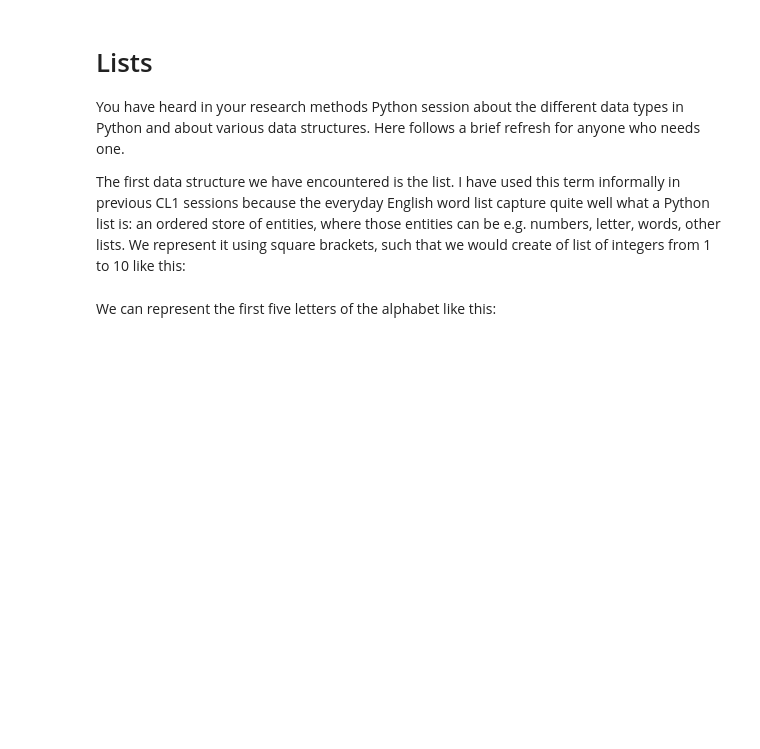
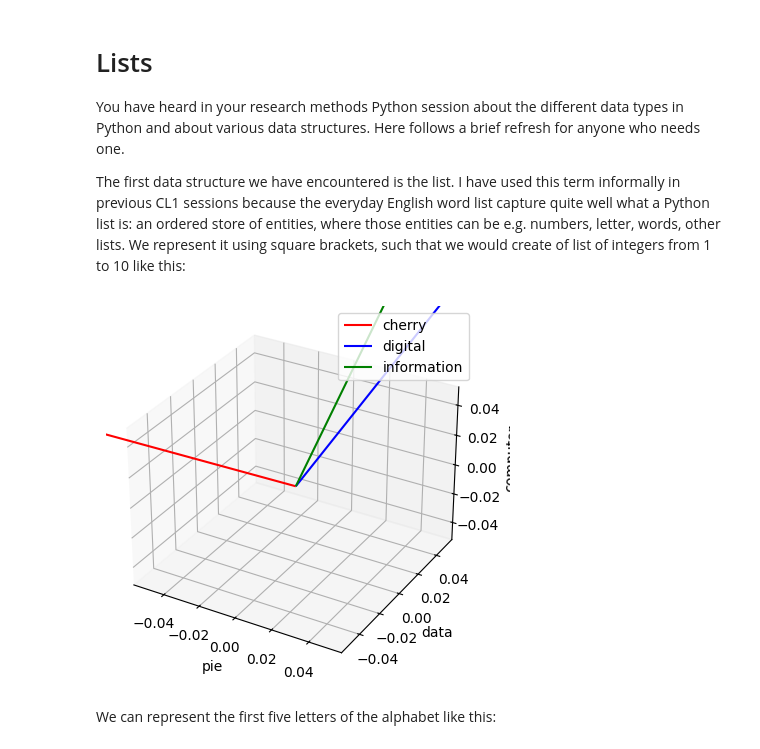
Before and after one commit to noobylub/APCSA, a Jupyter notebook: LELA60331_Week_3_Seminar.ipynb, the cells around one changed output. Saved outputs shown, nothing was run; the diff lists cells and outputs as text; code cells hidden in the pictures; blank space fills up the shorter version.

```diff
--- a/LELA60331_Week_3_Seminar.ipynb
+++ b/LELA60331_Week_3_Seminar.ipynb
@@ -10,6 +10,32 @@ You have heard in your research methods Python session about the different data
 
 
 The first data structure we have encountered is the list. I have used this term informally in previous CL1 sessions because the everyday English word list capture quite well what a Python list is: an ordered store of entities, where those entities can be e.g. numbers, letter, words, other lists. We represent it using square brackets, such that we would create of list of integers from 1 to 10 like this:
+# %%
+import numpy as np
+import matplotlib.pyplot as plt
+from mpl_toolkits.mplot3d import Axes3D
+
+words = {
+    "cherry": np.array([442, 8, 2]),
+    "digital": np.array([5, 6083, 1670]),
+    "information": np.array([5, 3982, 3325])
+}
+
+fig = plt.figure()
+ax = fig.add_subplot(111, projection='3d')
+
+# Draw axes
+ax.quiver(0,0,0,442,8,2, color='red', label='cherry')
+ax.quiver(0,0,0,5,6083,1670, color='blue', label='digital')
+ax.quiver(0,0,0,5,3982,3325, color='green', label='information')
+
+ax.set_xlabel('pie')
+ax.set_ylabel('data')
+ax.set_zlabel('computer')
+ax.legend()
+plt.show()
+# %% [output]
+[figure, added]
 # %%
 nums=[1,2,3,4,5,6,7,8,9,10]
 # %% [markdown]
```
